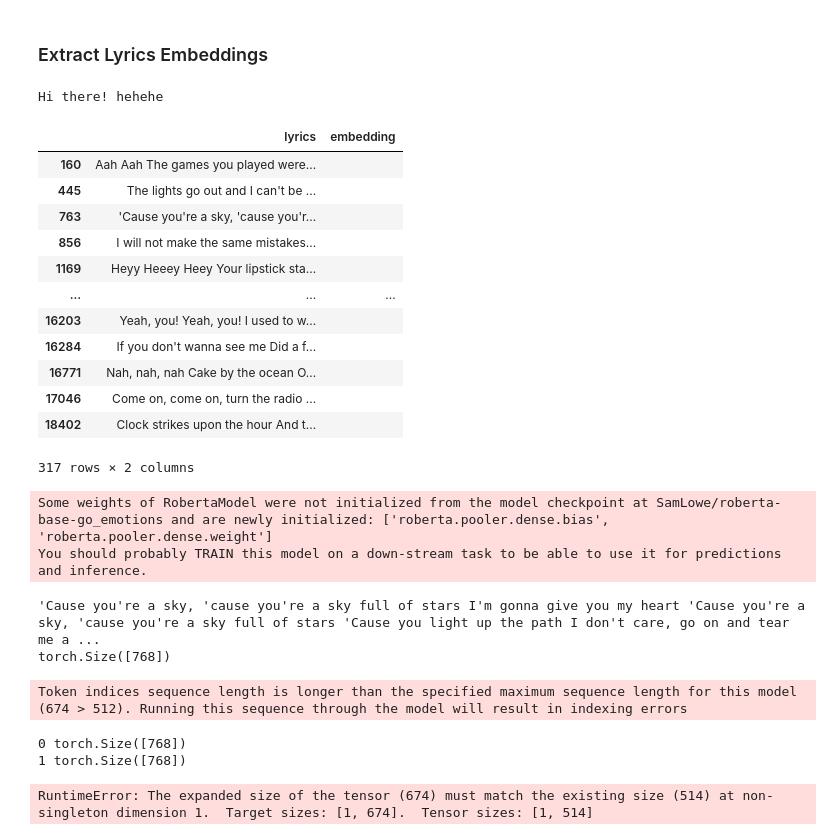
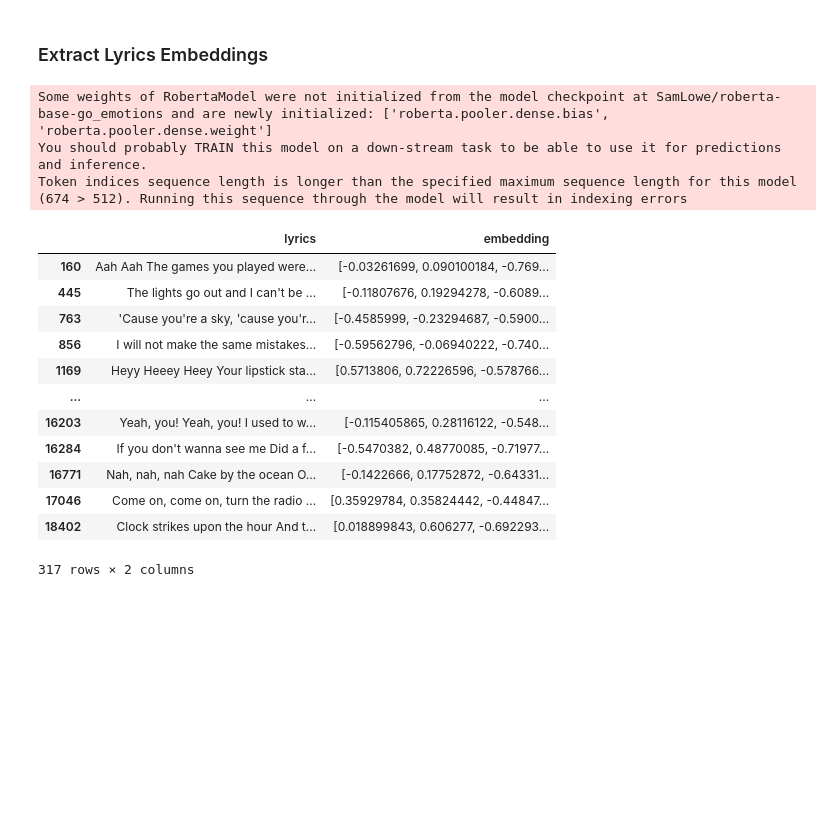
Before and after one commit to OnedayOneyeah/BKMS, a Jupyter notebook: extract_embeddings.ipynb, the cells around one changed output. Cells and saved outputs as stored; diff of their text form; code cells hidden in the pictures; blank space fills up the shorter version.

```diff
--- a/extract_embeddings.ipynb
+++ b/extract_embeddings.ipynb
@@ -12,57 +12,38 @@ data = pd.read_csv('./spotify_data.csv', index_col=[0])
 lyrics_data = pd.DataFrame(data['lyrics'])
 lyrics_data['embedding'] = ''
 lyrics_data['lyrics'] = lyrics_data['lyrics'].apply(lambda e: e.replace('"',''))
-# %%
-a = 'Hi there! "hehehe"'
-a = a.replace('"', '')
-print(a)
-# %% [output]
-Hi there! hehehe
-# %%
-lyrics_data
-# %% [output]
-|  | lyrics | embedding |
-| 160 | Aah Aah The games you played were... |  |
-| 445 | The lights go out and I can't be ... |  |
-| 763 | 'Cause you're a sky, 'cause you'r... |  |
-| 856 | I will not make the same mistakes... |  |
-| 1169 | Heyy Heeey Heey Your lipstick sta... |  |
-| ... | ... | ... |
-| 16203 | Yeah, you! Yeah, you! I used to w... |  |
-| 16284 | If you don't wanna see me Did a f... |  |
-| 16771 | Nah, nah, nah Cake by the ocean O... |  |
-| 17046 | Come on, come on, turn the radio ... |  |
-| 18402 | Clock strikes upon the hour And t... |  |
-317 rows × 2 columns
 # %%
 # define model
 from transformers import RobertaTokenizer, RobertaModel, RobertaConfig, pipeline
 import torch
 
 config = RobertaConfig.from_pretrained("SamLowe/roberta-base-go_emotions")
 config.output_hidden_states = True
 tok = RobertaTokenizer.from_pretrained("SamLowe/roberta-base-go_emotions")
 model = RobertaModel.from_pretrained("SamLowe/roberta-base-go_emotions", config=config)
 
 # extract embedding
-print(lyrics_data['lyrics'].iloc[2])
-print(model(torch.tensor([tok.encode(lyrics_data['lyrics'].iloc[3])])).pooler_output.squeeze().detach().shape)
-# model(torch.tensor([tok.encode(lyrics_data['lyrics'].iloc[1])])).pooler_output.squeeze()
-for idx in range(len(lyrics_data)):
-    element = model(torch.tensor([tok.encode(lyrics_data['lyrics'].iloc[idx])])).pooler_output.squeeze().detach()
-    print(idx, element.shape)
-    lyrics_data['embedding'].iloc[idx] = element
+lyrics_data['embedding'] = lyrics_data['lyrics'].apply(lambda e: np.array(model(torch.tensor([tok.encode(e)[:512]])).pooler_output.squeeze().detach()))
+
 # lyrics_data['embedding'] = lyrics_data['lyrics'].apply(lambda e: model(torch.tensor([tok.encode(e)])).pooler_output.squeeze())
 lyrics_data
 # %% [output]
 Some weights of RobertaModel were not initialized from the model checkpoint at SamLowe/roberta-base-go_emotions and are newly initialized: ['roberta.pooler.dense.bias', 'roberta.pooler.dense.weight']
 You should probably TRAIN this model on a down-stream task to be able to use it for predictions and inference.
+Token indices sequence length is longer than the specified maximum sequence length for this model (674 > 512). Running this sequence through the model will result in indexing errors
+|  | lyrics | embedding |
+| 160 | Aah Aah The games you played were... | [-0.03261699, 0.090100184, -0.769... |
+| 445 | The lights go out and I can't be ... | [-0.11807676, 0.19294278, -0.6089... |
+| 763 | 'Cause you're a sky, 'cause you'r... | [-0.4585999, -0.23294687, -0.5900... |
+| 856 | I will not make the same mistakes... | [-0.59562796, -0.06940222, -0.740... |
+| 1169 | Heyy Heeey Heey Your lipstick sta... | [0.5713806, 0.72226596, -0.578766... |
+| ... | ... | ... |
+| 16203 | Yeah, you! Yeah, you! I used to w... | [-0.115405865, 0.28116122, -0.548... |
+| 16284 | If you don't wanna see me Did a f... | [-0.5470382, 0.48770085, -0.71977... |
+| 16771 | Nah, nah, nah Cake by the ocean O... | [-0.1422666, 0.17752872, -0.64331... |
+| 17046 | Come on, come on, turn the radio ... | [0.35929784, 0.35824442, -0.44847... |
+| 18402 | Clock strikes upon the hour And t... | [0.018899843, 0.606277, -0.692293... |
-'Cause you're a sky, 'cause you're a sky full of stars I'm gonna give you my heart 'Cause you're a sky, 'cause you're a sky full of stars 'Cause you light up the path I don't care, go on and tear me a ...
-torch.Size([768])
+317 rows × 2 columns
-Token indices sequence length is longer than the specified maximum sequence length for this model (674 > 512). Running this sequence through the model will result in indexing errors
-0 torch.Size([768])
-1 torch.Size([768])
-RuntimeError: The expanded size of the tensor (674) must match the existing size (514) at non-singleton dimension 1.  Target sizes: [1, 674].  Tensor sizes: [1, 514]
 # %%
 import pickle
 with open('./lyrics_embedding.pkl', 'wb') as f:
```
Also changed, not shown: 2 other files.
